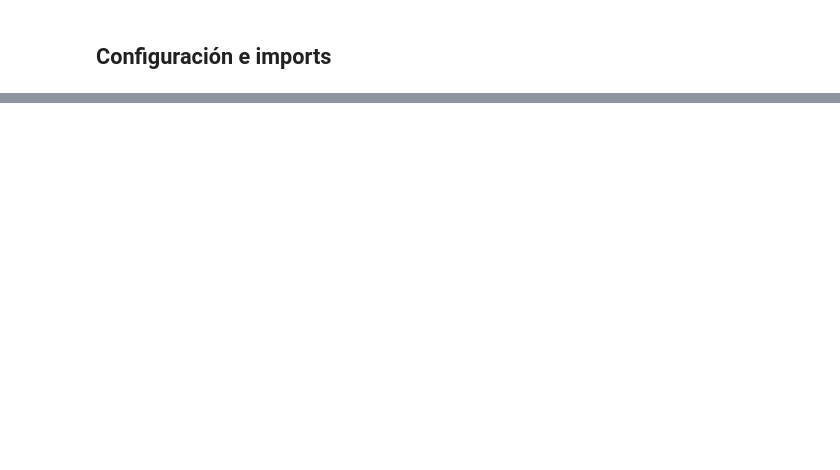
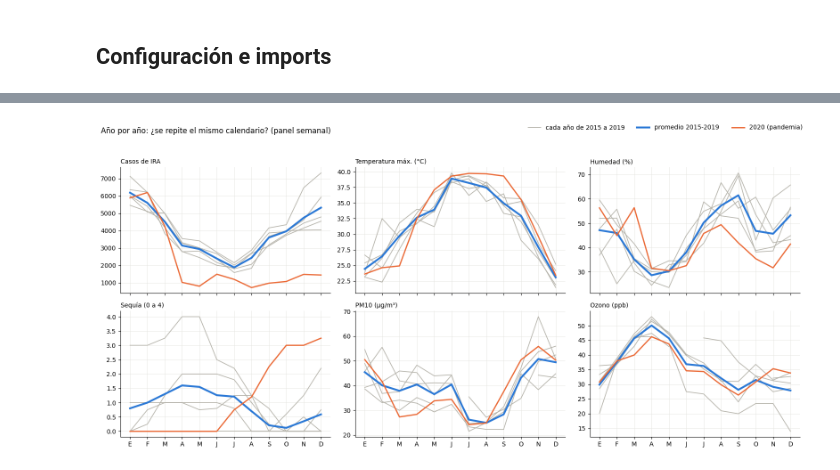
Before and after one commit to mdc-feature-engineering/sonora-health-climate-eda, a Jupyter notebook: notebooks/03_eda/3.3-relaciones-visualizacion.ipynb, the cells around one changed output, grey strips where cells are left out. Cells and saved outputs as stored; diff of their text form; code cells hidden in the pictures; blank space fills up the shorter version.

```diff
--- a/notebooks/03_eda/3.3-relaciones-visualizacion.ipynb
+++ b/notebooks/03_eda/3.3-relaciones-visualizacion.ipynb
@@ -120,0 +311,33 @@ Registrar aquí lo que se presentó al equipo sobre las relaciones observadas y
+# %%
+# ======================================================================
+# AÑO POR AÑO: una línea por año (mes a mes) para cada variable.
+#   gris = cada año de 2015 a 2019 · azul = su promedio · naranja = 2020 (pandemia)
+# ======================================================================
+por_anio_mes = panel.groupby(["anio", "mes"])[TODAS].mean()
+# Años atípicos: los que tienen la mayoría de sus periodos marcados (2020).
+anios_atipicos = panel.groupby("anio")["anio_atipico"].mean().loc[lambda s: s > 0.5].index
+
+fig, axes = plt.subplots(2, 3, figsize=(16, 7.5), sharex=True)
+for ax, col in zip(axes.flat, TODAS):
+    # .unstack("mes") acomoda la tabla con una fila por año y una columna por mes.
+    tabla = por_anio_mes[col].unstack("mes").reindex(columns=range(1, 13))
+    for anio, fila in tabla.iterrows():
+        if anio in anios_atipicos:
+            ax.plot(range(1, 13), fila, color=NARANJA, lw=2, zorder=3)
+        else:
+            ax.plot(range(1, 13), fila, color=GRIS_CLARO, lw=1.2, zorder=1)
+    normales = tabla.loc[~tabla.index.isin(anios_atipicos)]
+    ax.plot(range(1, 13), normales.mean(), color=AZUL, lw=3, zorder=2)
+    ax.set_xticks(range(1, 13), [m[0].upper() for m in MESES])
+    ax.set_title(NOMBRE[col], loc="left", fontsize=10)
+fig.legend(handles=[Line2D([], [], color=GRIS_CLARO, lw=1.2, label="cada año de 2015 a 2019"),
+                    Line2D([], [], color=AZUL, lw=3, label="promedio 2015-2019"),
+                    Line2D([], [], color=NARANJA, lw=2, label="2020 (pandemia)")],
+           loc="upper right", ncol=3, frameon=False)
+fig.suptitle(f"Año por año: ¿se repite el mismo calendario? (panel {GRANULARIDAD})",
+             x=0.01, ha="left")
+fig.tight_layout(rect=(0, 0, 1, 0.95))
+fig.savefig(FIGURES_DIR / f"rel_anio_mes_{GRANULARIDAD}.png", dpi=150)
+plt.show()
+# %% [output]
+[figure, added]
```
Also changed, not shown: parts of 54 cells of this notebook.
